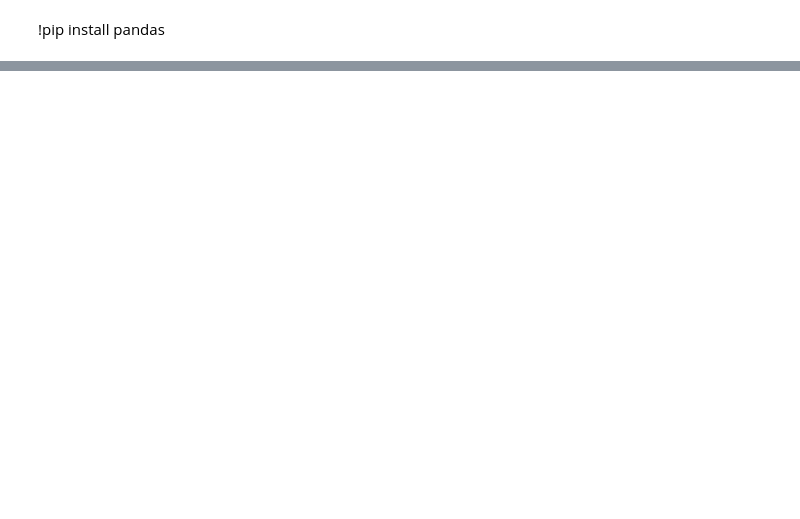
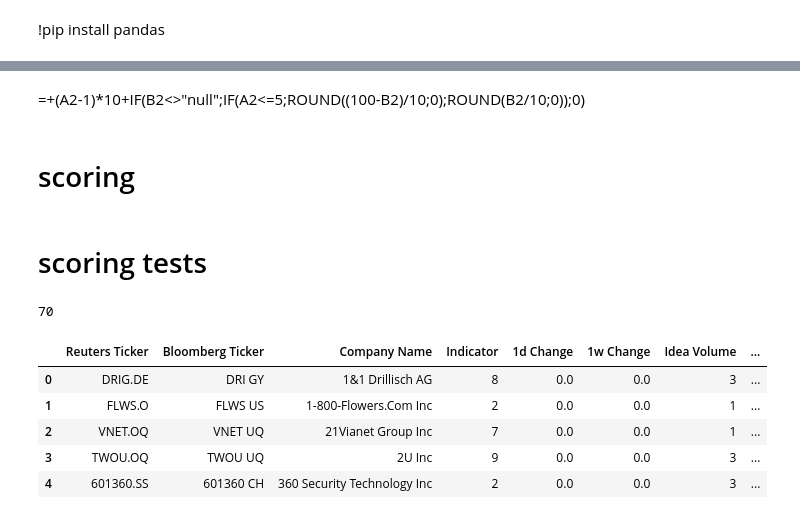
Before and after one commit to stouff-capital/webservice-smartsent-parsing, a Jupyter notebook: prototype.ipynb, the cells around one changed output, grey strips where cells are left out. Saved outputs shown, nothing was run; the diff lists cells and outputs as text; code cells hidden in the pictures; blank space fills up the shorter version.

```diff
--- a/prototype.ipynb
+++ b/prototype.ipynb
@@ -14,0 +47,35 @@ df.head()
+# %% [markdown]
+=+(A2-1)*10+IF(B2<>"null";IF(A2<=5;ROUND((100-B2)/10;0);ROUND(B2/10;0));0)
+# %% [markdown]
+# scoring
+# %%
+def scoring_SmartSend(indicator, performancePercentile):
+
+    if np.isnan(performancePercentile) or np.isnan(performancePercentile):
+        return np.nan
+    else:
+        ten = (indicator-1)
+
+        if indicator <= 5:
+            dec = int( (100-performancePercentile)/10 )
+        else:
+            dec = int( performancePercentile/10 )
+
+        return ten*10 + dec
+# %% [markdown]
+# scoring tests
+# %%
+scoring_SmartSend(8, 3)
+# %% [output]
+70
+# %%
+df['scoring_SmartSent'] = df.apply( lambda row: scoring_SmartSend(row['Indicator'], row['Performance Percentile']), axis=1 )
+# %%
+df.head()
+# %% [output]
+|  | Reuters Ticker | Bloomberg Ticker | Company Name | Indicator | 1d Change | 1w Change | Idea Volume | ... |
+| 0 | DRIG.DE | DRI GY | 1&1 Drillisch AG | 8 | 0.0 | 0.0 | 3 | ... |
+| 1 | FLWS.O | FLWS US | 1-800-Flowers.Com Inc | 2 | 0.0 | 0.0 | 1 | ... |
+| 2 | VNET.OQ | VNET UQ | 21Vianet Group Inc | 7 | 0.0 | 0.0 | 1 | ... |
+| 3 | TWOU.OQ | TWOU UQ | 2U Inc | 9 | 0.0 | 0.0 | 3 | ... |
+| 4 | 601360.SS | 601360 CH | 360 Security Technology Inc | 2 | 0.0 | 0.0 | 3 | ... |
```
Also changed, not shown: parts of 4 cells of this notebook.
